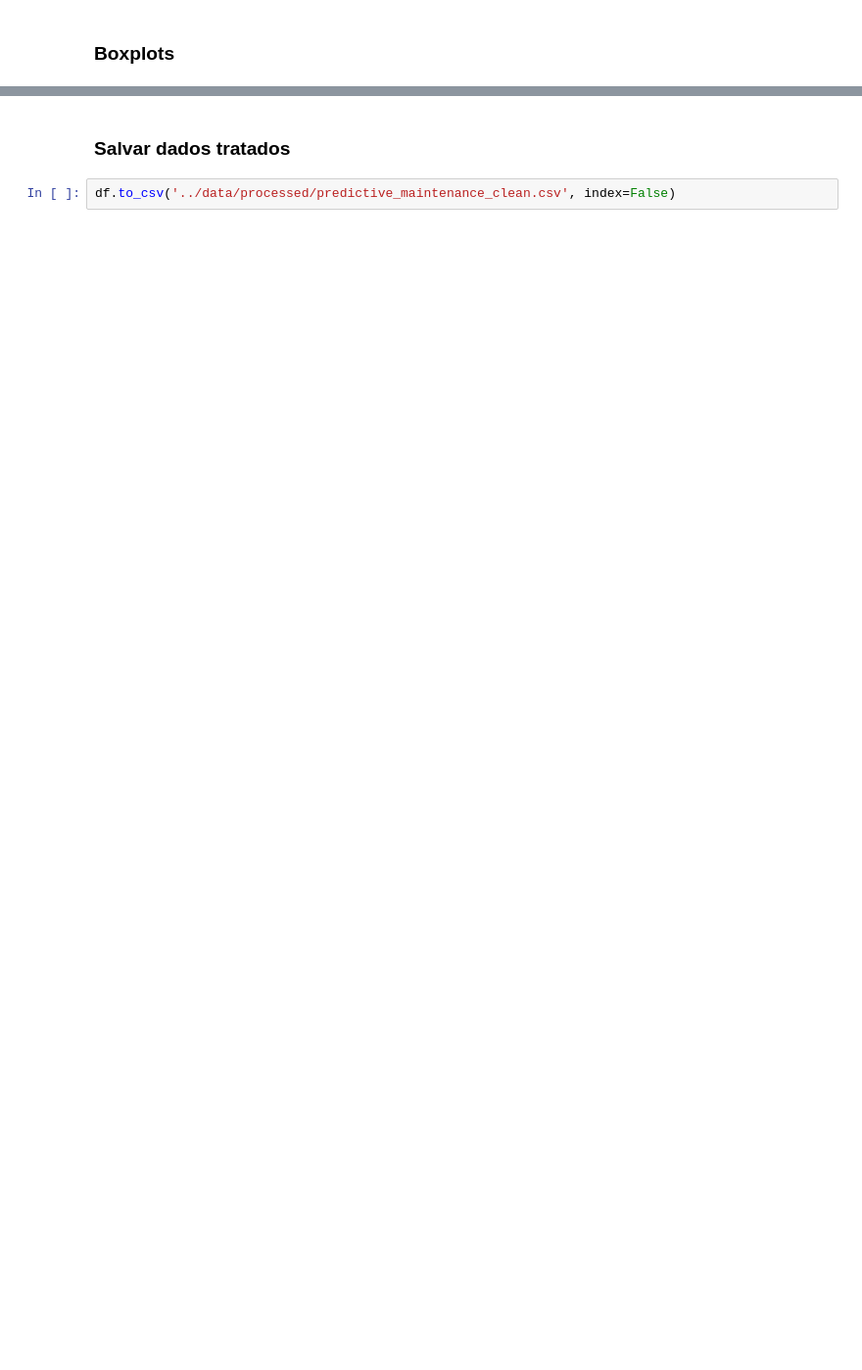
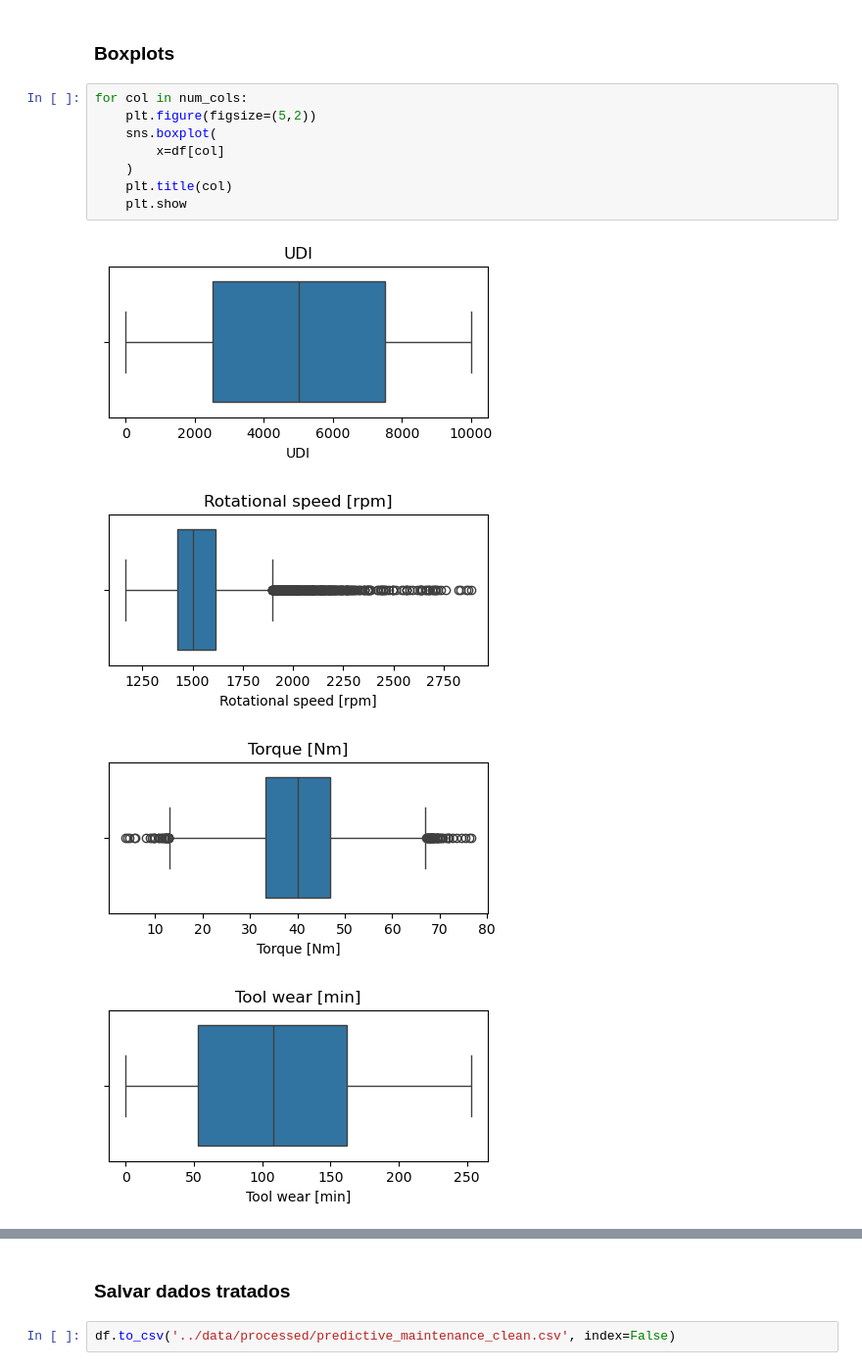
Before and after one commit to adairjuniordata/industrial-predictive-analytics, a Jupyter notebook: notebooks/02_auditoria_dados.ipynb, the cells around one changed output, grey strips where cells are left out. Shown at 98% size. Drawn from its saved outputs; the diff is of its cells as text; blank space fills up the shorter version.

```diff
--- a/notebooks/02_auditoria_dados.ipynb
+++ b/notebooks/02_auditoria_dados.ipynb
@@ -143,2 +185,15 @@ dtype: int64
 # %% [markdown]
 ### Boxplots
+# %%
+for col in num_cols:
+    plt.figure(figsize=(5,2))
+    sns.boxplot(
+        x=df[col]
+    )
+    plt.title(col)
+    plt.show
+# %% [output]
+[figure, added]
+[figure, added]
+[figure, added]
+[figure, added]
```
Also changed, not shown: parts of 18 cells of this notebook.
